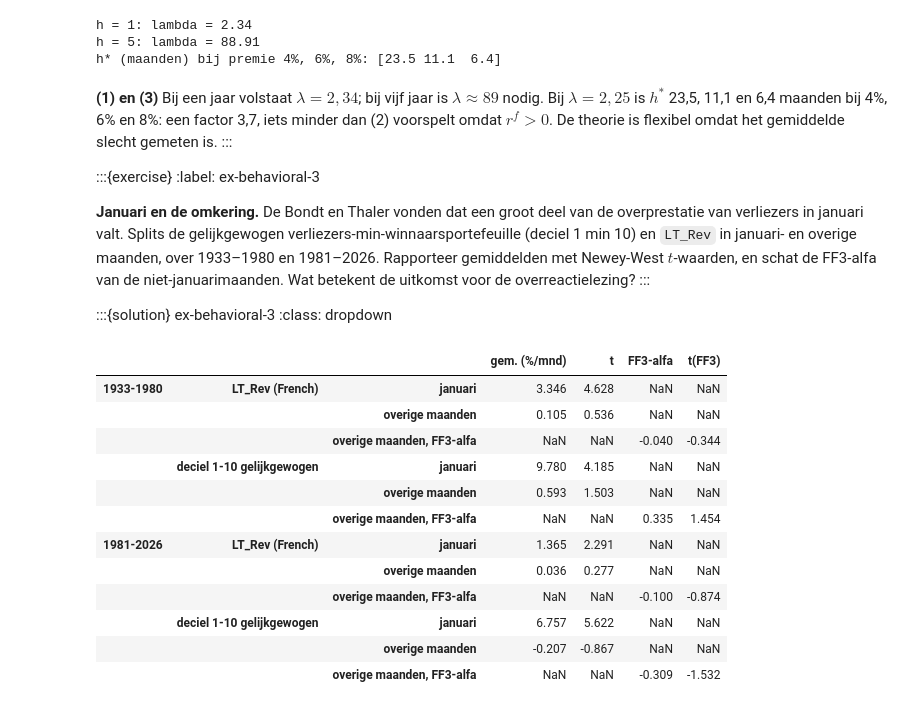
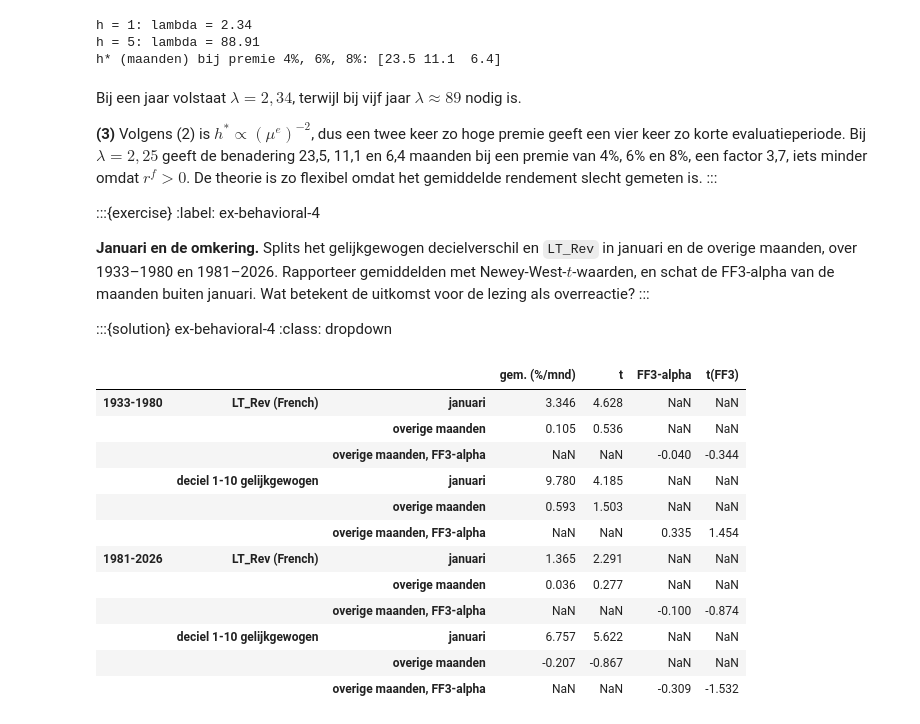
Before and after one commit to MaartenN14/history-asset-pricing, a Jupyter notebook: lectures/04_23_behavioral.ipynb, the cells around one changed output. Saved outputs shown, nothing was run; the diff lists cells and outputs as text; code cells hidden in the pictures.

```diff
--- a/lectures/04_23_behavioral.ipynb
+++ b/lectures/04_23_behavioral.ipynb
@@ -139,46 +137,49 @@ ALPHA, LAMBDA, GAMMA_W, DELTA_W = 0.88, 2.25, 0.61, 0.69     # Tversky-Kahneman
 
 
 def value(x, lam=LAMBDA):
-    """Prospect theory value function v(x)."""
+    """Waardefunctie v(x) van prospect theory."""
     x = np.asarray(x, dtype=float)
     return np.where(x >= 0, np.abs(x) ** ALPHA, -lam * np.abs(x) ** ALPHA)
 
 
 def weight(p, c):
-    """Tversky-Kahneman (1992) probability weighting function."""
+    """Kansweging w(p) van Tversky en Kahneman (1992)."""
     p = np.clip(p, 0.0, 1.0)
     return p**c / (p**c + (1 - p) ** c) ** (1 / c)
 
 
 def cpt_equal(x, weighting=True, is_sorted=False, lam=LAMBDA):
-    """CPT value of equally likely outcomes; each row of x is one prospect, returns one value per row."""
+    """CPT-waarde van even waarschijnlijke uitkomsten; elke rij van x is één loterij."""
     x = np.atleast_2d(x)
     x = x if is_sorted else np.sort(x, axis=1)
     n = x.shape[1]
     k = np.arange(n)
     if weighting:
-        w_loss = weight((k + 1) / n, DELTA_W) - weight(k / n, DELTA_W)            # rank from the bottom
-        w_gain = weight((n - k) / n, GAMMA_W) - weight((n - k - 1) / n, GAMMA_W)  # rank from the top
+        w_loss = weight((k + 1) / n, DELTA_W) - weight(k / n, DELTA_W)            # rangorde van onderen
+        w_gain = weight((n - k) / n, GAMMA_W) - weight((n - k - 1) / n, GAMMA_W)  # rangorde van boven
     else:
         w_loss = w_gain = np.full(n, 1 / n)
     return (np.where(x < 0, w_loss, w_gain) * value(x, lam)).sum(axis=1)
 
 
 def repeated_bet(n_plays, win=150.0, lose=-100.0):
-    """All 2**n equally likely total outcomes of n independent plays."""
+    """Alle 2**n even waarschijnlijke totaaluitkomsten van n onafhankelijke worpen."""
     return np.array([sum(s) for s in product([win, lose], repeat=n_plays)])
 
 
 toy_pt = pd.DataFrame(
-    {"waarde, zonder weging": [cpt_equal(repeated_bet(n), weighting=False).item() for n in range(1, 6)],
-     "waarde, CPT met weging": [cpt_equal(repeated_bet(n)).item() for n in range(1, 6)]},
+    {"zonder weging, code": [cpt_equal(repeated_bet(n), weighting=False).item() for n in range(1, 6)],
+     "met weging, code": [cpt_equal(repeated_bet(n)).item() for n in range(1, 6)]},
     index=pd.Index(range(1, 6), name="aantal worpen samen beoordeeld"),
 )
 print(f"w+(1/2) = {weight(0.5, GAMMA_W):.4f}, w-(1/2) = {weight(0.5, DELTA_W):.4f}")
 print("code == handberekening:",
       np.allclose(toy_pt.iloc[:2, 0], [-23.63, -6.11], atol=0.005),
       np.isclose(toy_pt.iloc[0, 1], -24.20, atol=0.005))
-toy_pt.round(2)
+by_hand = pd.DataFrame({"zonder weging, met de hand": [-23.63, -6.11, np.nan, np.nan, np.nan],
+                        "met weging, met de hand": [-24.20, np.nan, np.nan, np.nan, np.nan]},
+                       index=toy_pt.index)
+pd.concat([by_hand, toy_pt], axis=1).iloc[:, [0, 2, 1, 3]].round(2)
 # %% [output]
 w+(1/2) = 0.4206, w-(1/2) = 0.4540
 code == handberekening: True True
@@ -899,12 +996,12 @@ max |LT_Rev uit zes portefeuilles - LT_Rev| = 0.00010
 # %%
 def alpha_row(y, start, end, lags=6):
-    """Mean, CAPM and FF3 alphas (% per month) with Newey-West t-values over [start, end]."""
+    """Gemiddelde, CAPM- en FF3-alpha (% per maand) met Newey-West-t-waarden over [start, end]."""
     frame = pd.concat([y.rename("y"), ff3], axis=1, sort=True).loc[start:end].dropna()
     fits = {name: hap.stats.newey_west(frame["y"], frame[cols], lags=lags)
             for name, cols in {"gem.": [], "CAPM": ["Mkt-RF"], "FF3": ["Mkt-RF", "SMB", "HML"]}.items()}
     return {"gem. (%/mnd)": 100 * fits["gem."].params.iloc[0], "t": fits["gem."].tvalues.iloc[0],
-            "CAPM-alfa": 100 * fits["CAPM"].params.iloc[0], "t(CAPM)": fits["CAPM"].tvalues.iloc[0],
-            "FF3-alfa": 100 * fits["FF3"].params.iloc[0], "t(FF3)": fits["FF3"].tvalues.iloc[0],
+            "CAPM-alpha": 100 * fits["CAPM"].params.iloc[0], "t(CAPM)": fits["CAPM"].tvalues.iloc[0],
+            "FF3-alpha": 100 * fits["FF3"].params.iloc[0], "t(FF3)": fits["FF3"].tvalues.iloc[0],
             "bèta HML": fits["FF3"].params["HML"], "bèta SMB": fits["FF3"].params["SMB"], "maanden": len(frame)}
 
 
@@ -1020,17 +1134,17 @@ gw = hap_data.goyal_welch("monthly")
 N_BOOT = 20_000
 
 
-boot_idx = rng.integers(0, 10**9, size=(N_BOOT, H_MAX))       # common random numbers for every call
+boot_idx = rng.integers(0, 10**9, size=(N_BOOT, H_MAX))       # modulo len(data) dezelfde trekkingen voor elke periode
 
 
 def bootstrap_h_star(start, end, real=False, shift=0.0, lam=LAMBDA):
-    """BT-style h*: bootstrap months, compound to h months, compare CPT values of stocks and bonds."""
+    """h* zoals bij BT: trek maanden, stel samen tot h maanden, vergelijk de CPT-waarden van aandelen en obligaties."""
     data = gw.loc[start:end, ["CRSP_SPvw", "ltr", "infl"]].dropna()
     deflate = (1 + data["infl"]) if real else 1.0
     stock = ((1 + data["CRSP_SPvw"] + shift / 12) / deflate).to_numpy()
     bond = ((1 + data["ltr"]) / deflate).to_numpy()
     idx = boot_idx % len(data)
-    v_s = cpt_equal((np.cumprod(stock[idx], axis=1) - 1).T, lam=lam)       # rows = horizons
+    v_s = cpt_equal((np.cumprod(stock[idx], axis=1) - 1).T, lam=lam)       # rijen = horizonnen
     v_b = cpt_equal((np.cumprod(bond[idx], axis=1) - 1).T, lam=lam)
     return v_s, v_b, crossing_horizon(v_s[None], v_b[None]).item()
 
@@ -1042,12 +1156,13 @@ rows = {}
 for label, (a, b) in {"1926-1990": ("1926-01", "1990-12"), "1926-2025": ("1926-01", "2025-12")}.items():
     for real in (False, True):
         rows[(label, "reëel" if real else "nominaal")] = {
+            "h* origineel (maanden)": "9-13" if label == "1926-1990" else "-",
             "premie (%/jaar)": 1200 * (gw.loc[a:b, "CRSP_SPvw"] - gw.loc[a:b, "ltr"]).mean(),
             "h* (maanden)": bootstrap_h_star(a, b, real)[2],
             "h*, premie - 2 SE": bootstrap_h_star(a, b, real, shift=-2 * se_premium)[2],
             "h*, premie + 2 SE": bootstrap_h_star(a, b, real, shift=+2 * se_premium)[2],
             "h*, lambda = 2.5": bootstrap_h_star(a, b, real, lam=2.5)[2]}
 print(f"SE van de premie 1926-1990: {se_premium:.2%} per jaar")
-pd.DataFrame(rows).T.round(2)
+pd.DataFrame(rows).T.infer_objects().round(2)
 # %% [output]
 SE van de premie 1926-1990: 2.55% per jaar
@@ -1224,50 +1365,50 @@ h = 1: lambda = 2.34
 h = 5: lambda = 88.91
 h* (maanden) bij premie 4%, 6%, 8%: [23.5 11.1  6.4]
 # %% [markdown]
-**(1) en (3)** Bij een jaar volstaat $\lambda = 2{,}34$; bij vijf jaar is $\lambda \approx 89$
-nodig. Bij $\lambda = 2{,}25$ is $h^{*}$ 23,5, 11,1 en 6,4 maanden bij 4%, 6% en 8%: een factor
-3,7, iets minder dan (2) voorspelt omdat $r^{f} > 0$. De theorie is flexibel omdat het
-gemiddelde slecht gemeten is.
+Bij een jaar volstaat $\lambda = 2{,}34$, terwijl bij vijf jaar $\lambda \approx 89$ nodig is.
+
+**(3)** Volgens (2) is $h^{*} \propto (\mu^{e})^{-2}$, dus een twee keer zo hoge premie geeft een
+vier keer zo korte evaluatieperiode. Bij $\lambda = 2{,}25$ geeft de benadering 23,5, 11,1 en
+6,4 maanden bij een premie van 4%, 6% en 8%, een factor 3,7, iets minder omdat $r^{f} > 0$.
+De theorie is zo flexibel omdat het gemiddelde rendement slecht gemeten is.
 :::
 
 :::{exercise}
-:label: ex-behavioral-3
+:label: ex-behavioral-4
 
-**Januari en de omkering.** De Bondt en Thaler vonden dat een groot deel van de
-overprestatie van verliezers in januari valt. Splits de gelijkgewogen
-verliezers-min-winnaarsportefeuille (deciel 1 min 10) en `LT_Rev` in januari- en overige
-maanden, over 1933–1980 en 1981–2026. Rapporteer gemiddelden met Newey-West $t$-waarden,
-en schat de FF3-alfa van de niet-januarimaanden. Wat betekent de uitkomst voor de
-overreactielezing?
+**Januari en de omkering.** Splits het gelijkgewogen decielverschil en `LT_Rev` in januari en
+de overige maanden, over 1933–1980 en 1981–2026. Rapporteer gemiddelden met
+Newey-West-$t$-waarden, en schat de FF3-alpha van de maanden buiten januari. Wat betekent de
+uitkomst voor de lezing als overreactie?
 :::
 
-:::{solution} ex-behavioral-3
+:::{solution} ex-behavioral-4
 :class: dropdown
 # %%
 rows = {}
 for p, (a, b) in {"1933-1980": ("1933-01", "1980-12"), "1981-2026": ("1981-01", "2026-12")}.items():
     for name in ("LT_Rev (French)", "deciel 1-10 gelijkgewogen"):
         y = reversal[name].loc[a:b]
         jan = y.index.month == 1
         for label, mask in (("januari", jan), ("overige maanden", ~jan)):
             fit = hap.stats.newey_west(y[mask], pd.DataFrame(index=y[mask].index), lags=6)
             rows[(p, name, label)] = {"gem. (%/mnd)": 100 * fit.params.iloc[0], "t": fit.tvalues.iloc[0]}
-        rows[(p, name, "overige maanden, FF3-alfa")] = {
-            k: v for k, v in alpha_row(y[~jan], a, b).items() if k in ("FF3-alfa", "t(FF3)")}
+        rows[(p, name, "overige maanden, FF3-alpha")] = {
+            k: v for k, v in alpha_row(y[~jan], a, b).items() if k in ("FF3-alpha", "t(FF3)")}
 pd.DataFrame(rows).T.round(3)
 # %% [output]
-|  |  |  | gem. (%/mnd) | t | FF3-alfa | t(FF3) |
+|  |  |  | gem. (%/mnd) | t | FF3-alpha | t(FF3) |
 | 1933-1980 | LT_Rev (French) | januari | 3.346 | 4.628 | NaN | NaN |
 |  |  | overige maanden | 0.105 | 0.536 | NaN | NaN |
-|  |  | overige maanden, FF3-alfa | NaN | NaN | -0.040 | -0.344 |
+|  |  | overige maanden, FF3-alpha | NaN | NaN | -0.040 | -0.344 |
 |  | deciel 1-10 gelijkgewogen | januari | 9.780 | 4.185 | NaN | NaN |
 |  |  | overige maanden | 0.593 | 1.503 | NaN | NaN |
-|  |  | overige maanden, FF3-alfa | NaN | NaN | 0.335 | 1.454 |
+|  |  | overige maanden, FF3-alpha | NaN | NaN | 0.335 | 1.454 |
 | 1981-2026 | LT_Rev (French) | januari | 1.365 | 2.291 | NaN | NaN |
 |  |  | overige maanden | 0.036 | 0.277 | NaN | NaN |
-|  |  | overige maanden, FF3-alfa | NaN | NaN | -0.100 | -0.874 |
+|  |  | overige maanden, FF3-alpha | NaN | NaN | -0.100 | -0.874 |
 |  | deciel 1-10 gelijkgewogen | januari | 6.757 | 5.622 | NaN | NaN |
 |  |  | overige maanden | -0.207 | -0.867 | NaN | NaN |
-|  |  | overige maanden, FF3-alfa | NaN | NaN | -0.309 | -1.532 |
+|  |  | overige maanden, FF3-alpha | NaN | NaN | -0.309 | -1.532 |
 # %% [markdown]
 Over 1933–1980 verdient de factor in januari gemiddeld 3,35% ($t = 4{,}63$) en in de andere
```
Also changed, not shown: parts of 31 cells of this notebook, 5 other files.
